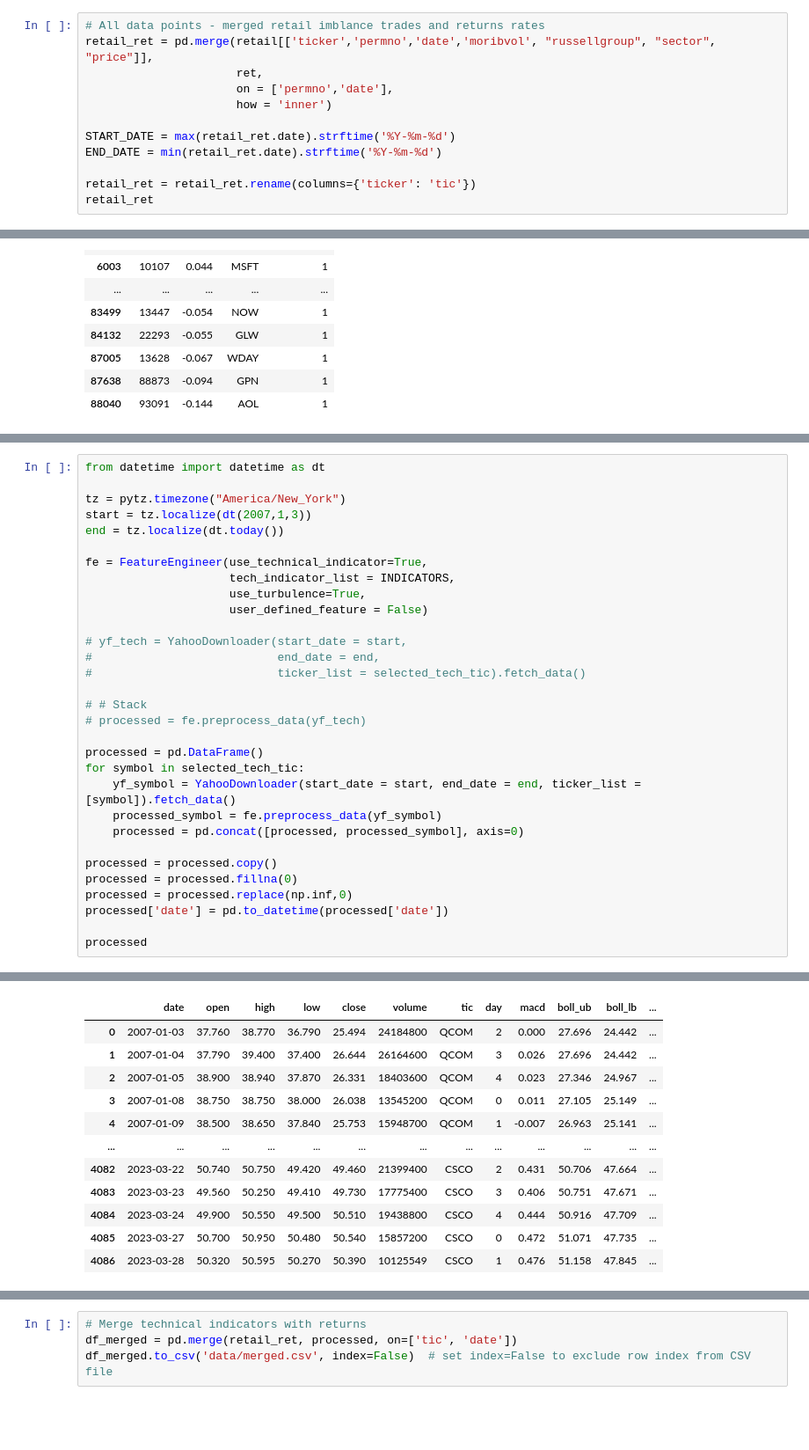
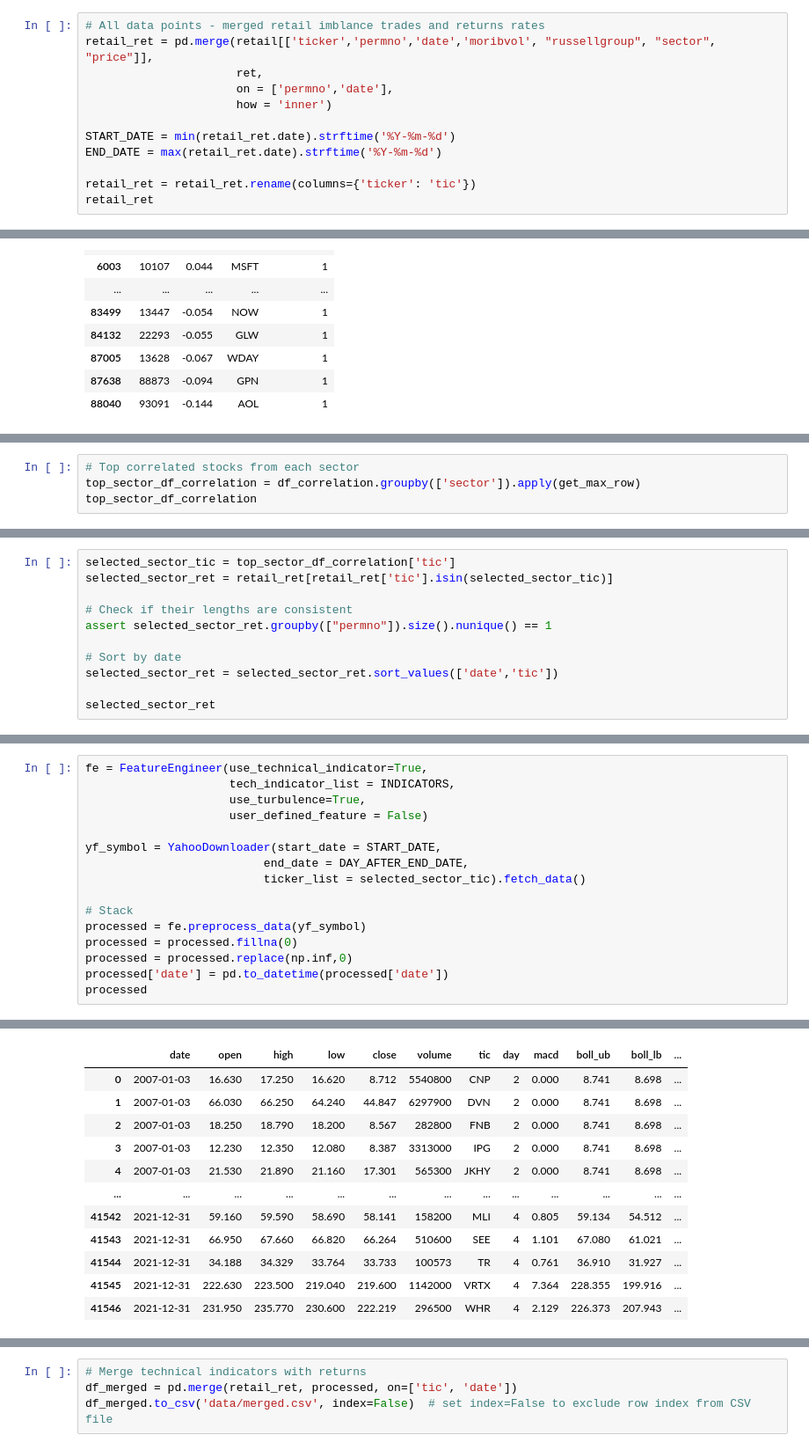
Before and after one commit to AI4Finance-Foundation/FinRL_Imitation_Learning, a Jupyter notebook: Stock_Selection.ipynb, the cells around one changed output, grey strips where cells are left out. Shown at 88% size. Cells and saved outputs as stored; diff of their text form; blank space fills up the shorter version.

```diff
--- a/Stock_Selection.ipynb
+++ b/Stock_Selection.ipynb
@@ -395,8 +426,8 @@ retail_ret = pd.merge(retail[['ticker','permno','date','moribvol', "russellgroup
                       on = ['permno','date'],
                       how = 'inner')
 
-START_DATE = max(retail_ret.date).strftime('%Y-%m-%d')
-END_DATE = min(retail_ret.date).strftime('%Y-%m-%d')
+START_DATE = min(retail_ret.date).strftime('%Y-%m-%d')
+END_DATE = max(retail_ret.date).strftime('%Y-%m-%d')
 
 retail_ret = retail_ret.rename(columns={'ticker': 'tic'})
 retail_ret
@@ -659,0 +718,4 @@ df_correlation.groupby(['sector']).apply(get_max_row)
+# %%
+# Top correlated stocks from each sector
+top_sector_df_correlation = df_correlation.groupby(['sector']).apply(get_max_row)
+top_sector_df_correlation
@@ -661,0 +767,11 @@ df_correlation.groupby(['sector']).apply(get_max_row)
+# %%
+selected_sector_tic = top_sector_df_correlation['tic']
+selected_sector_ret = retail_ret[retail_ret['tic'].isin(selected_sector_tic)]
+
+# Check if their lengths are consistent
+assert selected_sector_ret.groupby(["permno"]).size().nunique() == 1
+
+# Sort by date
+selected_sector_ret = selected_sector_ret.sort_values(['date','tic'])
+
+selected_sector_ret
@@ -662,33 +792,18 @@ df_correlation.groupby(['sector']).apply(get_max_row)
 # %%
-from datetime import datetime as dt
-
-tz = pytz.timezone("America/New_York")
-start = tz.localize(dt(2007,1,3))
-end = tz.localize(dt.today())
-
 fe = FeatureEngineer(use_technical_indicator=True,
                      tech_indicator_list = INDICATORS,
                      use_turbulence=True,
                      user_defined_feature = False)
 
-# yf_tech = YahooDownloader(start_date = start,
-#                           end_date = end,
-#                           ticker_list = selected_tech_tic).fetch_data()
+yf_symbol = YahooDownloader(start_date = START_DATE,
+                          end_date = DAY_AFTER_END_DATE,
+                          ticker_list = selected_sector_tic).fetch_data()
 
-# # Stack
-# processed = fe.preprocess_data(yf_tech)
-
-processed = pd.DataFrame()
-for symbol in selected_tech_tic:
-    yf_symbol = YahooDownloader(start_date = start, end_date = end, ticker_list = [symbol]).fetch_data()
-    processed_symbol = fe.preprocess_data(yf_symbol)
-    processed = pd.concat([processed, processed_symbol], axis=0)
-
-processed = processed.copy()
+# Stack
+processed = fe.preprocess_data(yf_symbol)
 processed = processed.fillna(0)
 processed = processed.replace(np.inf,0)
 processed['date'] = pd.to_datetime(processed['date'])
-
 processed
 # %% [output]
 [*********************100%***********************]  1 of 1 completed
@@ -711,12 +823,12 @@ Successfully added turbulence index
 |  | date | open | high | low | close | volume | tic | day | macd | boll_ub | boll_lb | ... |
-| 0 | 2007-01-03 | 37.760 | 38.770 | 36.790 | 25.494 | 24184800 | QCOM | 2 | 0.000 | 27.696 | 24.442 | ... |
-| 1 | 2007-01-04 | 37.790 | 39.400 | 37.400 | 26.644 | 26164600 | QCOM | 3 | 0.026 | 27.696 | 24.442 | ... |
-| 2 | 2007-01-05 | 38.900 | 38.940 | 37.870 | 26.331 | 18403600 | QCOM | 4 | 0.023 | 27.346 | 24.967 | ... |
-| 3 | 2007-01-08 | 38.750 | 38.750 | 38.000 | 26.038 | 13545200 | QCOM | 0 | 0.011 | 27.105 | 25.149 | ... |
-| 4 | 2007-01-09 | 38.500 | 38.650 | 37.840 | 25.753 | 15948700 | QCOM | 1 | -0.007 | 26.963 | 25.141 | ... |
+| 0 | 2007-01-03 | 16.630 | 17.250 | 16.620 | 8.712 | 5540800 | CNP | 2 | 0.000 | 8.741 | 8.698 | ... |
+| 1 | 2007-01-03 | 66.030 | 66.250 | 64.240 | 44.847 | 6297900 | DVN | 2 | 0.000 | 8.741 | 8.698 | ... |
+| 2 | 2007-01-03 | 18.250 | 18.790 | 18.200 | 8.567 | 282800 | FNB | 2 | 0.000 | 8.741 | 8.698 | ... |
+| 3 | 2007-01-03 | 12.230 | 12.350 | 12.080 | 8.387 | 3313000 | IPG | 2 | 0.000 | 8.741 | 8.698 | ... |
+| 4 | 2007-01-03 | 21.530 | 21.890 | 21.160 | 17.301 | 565300 | JKHY | 2 | 0.000 | 8.741 | 8.698 | ... |
 | ... | ... | ... | ... | ... | ... | ... | ... | ... | ... | ... | ... | ... |
-| 4082 | 2023-03-22 | 50.740 | 50.750 | 49.420 | 49.460 | 21399400 | CSCO | 2 | 0.431 | 50.706 | 47.664 | ... |
-| 4083 | 2023-03-23 | 49.560 | 50.250 | 49.410 | 49.730 | 17775400 | CSCO | 3 | 0.406 | 50.751 | 47.671 | ... |
-| 4084 | 2023-03-24 | 49.900 | 50.550 | 49.500 | 50.510 | 19438800 | CSCO | 4 | 0.444 | 50.916 | 47.709 | ... |
-| 4085 | 2023-03-27 | 50.700 | 50.950 | 50.480 | 50.540 | 15857200 | CSCO | 0 | 0.472 | 51.071 | 47.735 | ... |
-| 4086 | 2023-03-28 | 50.320 | 50.595 | 50.270 | 50.390 | 10125549 | CSCO | 1 | 0.476 | 51.158 | 47.845 | ... |
+| 41542 | 2021-12-31 | 59.160 | 59.590 | 58.690 | 58.141 | 158200 | MLI | 4 | 0.805 | 59.134 | 54.512 | ... |
+| 41543 | 2021-12-31 | 66.950 | 67.660 | 66.820 | 66.264 | 510600 | SEE | 4 | 1.101 | 67.080 | 61.021 | ... |
+| 41544 | 2021-12-31 | 34.188 | 34.329 | 33.764 | 33.733 | 100573 | TR | 4 | 0.761 | 36.910 | 31.927 | ... |
+| 41545 | 2021-12-31 | 222.630 | 223.500 | 219.040 | 219.600 | 1142000 | VRTX | 4 | 7.364 | 228.355 | 199.916 | ... |
+| 41546 | 2021-12-31 | 231.950 | 235.770 | 230.600 | 222.219 | 296500 | WHR | 4 | 2.129 | 226.373 | 207.943 | ... |
```
Also changed, not shown: parts of 53 cells of this notebook, 9 other files.
